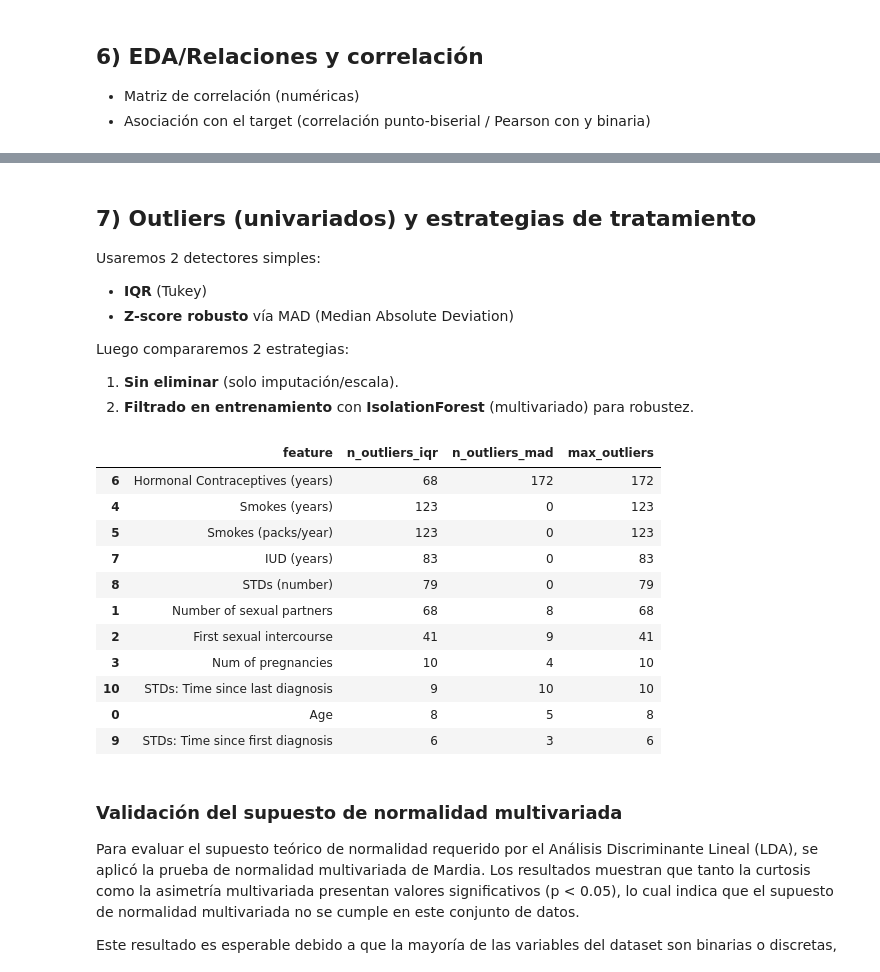
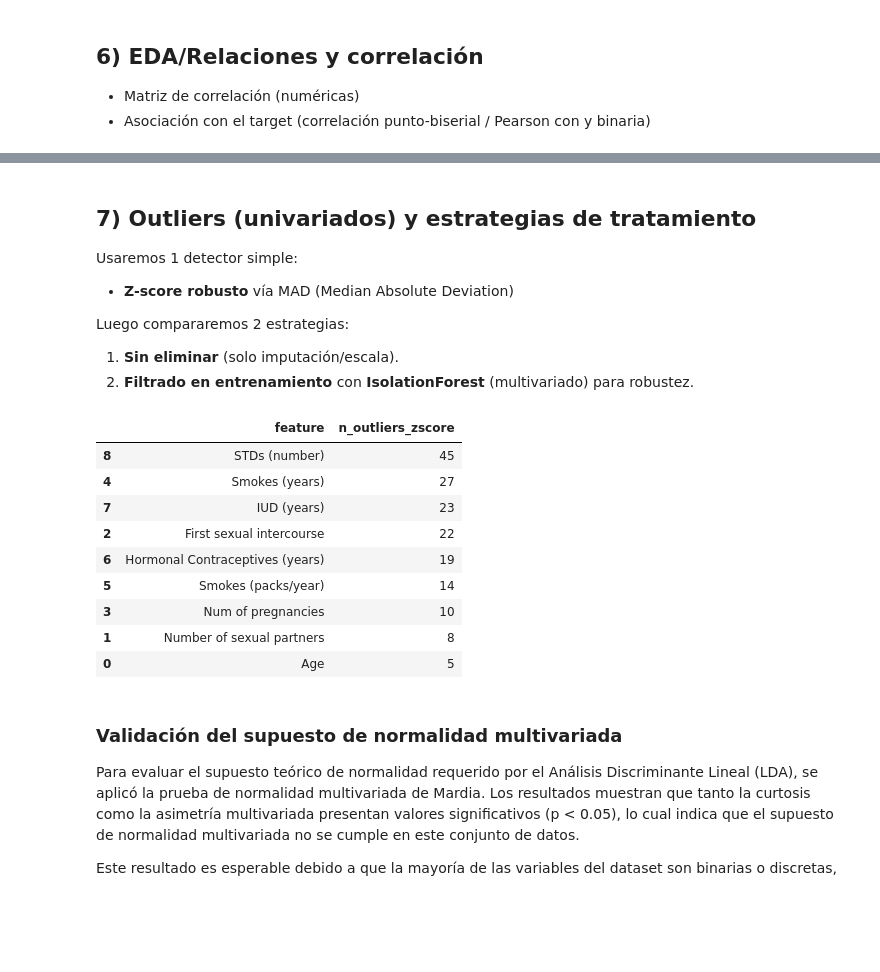
Before and after one commit to GuissellB/Estadistica_multivariada_proyecto_final, a Jupyter notebook: Cervical_Cancer_Risk_EDA_Modelos.ipynb, the cells around one changed output, grey strips where cells are left out. Cells and saved outputs as stored; diff of their text form; code cells hidden in the pictures; blank space fills up the shorter version.

```diff
--- a/Cervical_Cancer_Risk_EDA_Modelos.ipynb
+++ b/Cervical_Cancer_Risk_EDA_Modelos.ipynb
@@ -372,0 +378,13 @@ Duplicados: 23
+# %%
+# Eliminar variables con alto porcentaje de valores faltantes (missing ratio)
+cols_to_drop = [
+    "STDs: Time since last diagnosis",
+    "STDs: Time since first diagnosis"
+]
+
+# Drop seguro (no falla si alguna columna no existe)
+df = df.drop(columns=cols_to_drop, errors="ignore")
+
+# Verificación rápida
+print("Columnas eliminadas (si existían):", cols_to_drop)
+print("\nColumnas restantes:", df.shape[1])
@@ -531,57 +553,42 @@ Passing `palette` without assigning `hue` is deprecated and will be removed in v
 # %% [markdown]
 ## 7) Outliers (univariados) y estrategias de tratamiento
 
-Usaremos 2 detectores simples:
-- **IQR** (Tukey)
+Usaremos 1 detector simple:
 - **Z-score robusto** vía MAD (Median Absolute Deviation)
 
 Luego compararemos 2 estrategias:
 1) **Sin eliminar** (solo imputación/escala).
 2) **Filtrado en entrenamiento** con **IsolationForest** (multivariado) para robustez.
 # %%
-
-def outliers_iqr(series, k=1.5):
-    s = pd.to_numeric(series, errors="coerce").dropna()
-    if s.empty:
+def outliers_zscore(series, thresh=3.0):
+    s = pd.to_numeric(series, errors="coerce")
+    mu = np.nanmean(s)
+    sigma = np.nanstd(s, ddof=0)
+    if sigma == 0 or np.isnan(sigma):
         return pd.Index([])
-    q1, q3 = np.percentile(s, [25, 75])
-    iqr = q3 - q1
-    lo, hi = q1 - k*iqr, q3 + k*iqr
-    return series[(series < lo) | (series > hi)].index
-
-def outliers_mad(series, thresh=3.5):
-    x = pd.to_numeric(series, errors="coerce")
-    med = np.nanmedian(x)
-    mad = np.nanmedian(np.abs(x - med))
-    if mad == 0 or np.isnan(mad):
-        return pd.Index([])
-    z = 0.6745 * (x - med) / mad
+    z = (s - mu) / sigma
     return series[np.abs(z) > thresh].index
 
 outlier_report = []
 for c in num_cols_wo_target:
     if df[c].dropna().nunique() < 5:
         continue
-    idx_iqr = outliers_iqr(df[c])
-    idx_mad = outliers_mad(df[c])
-    outlier_report.append((c, len(idx_iqr), len(idx_mad)))
+    idx_z = outliers_zscore(df[c], thresh=3.0)
+    outlier_report.append((c, len(idx_z)))
 
-outlier_report = pd.DataFrame(outlier_report, columns=["feature","n_outliers_iqr","n_outliers_mad"])
-outlier_report["max_outliers"] = outlier_report[["n_outliers_iqr","n_outliers_mad"]].max(axis=1)
-display(outlier_report.sort_values("max_outliers", ascending=False).head(20))
+outlier_report = pd.DataFrame(outlier_report, columns=["feature", "n_outliers_zscore"])
+display(outlier_report.sort_values("n_outliers_zscore", ascending=False).head(20))
 # %% [output]
-|  | feature | n_outliers_iqr | n_outliers_mad | max_outliers |
-| 6 | Hormonal Contraceptives (years) | 68 | 172 | 172 |
-| 4 | Smokes (years) | 123 | 0 | 123 |
-| 5 | Smokes (packs/year) | 123 | 0 | 123 |
-| 7 | IUD (years) | 83 | 0 | 83 |
-| 8 | STDs (number) | 79 | 0 | 79 |
-| 1 | Number of sexual partners | 68 | 8 | 68 |
-| 2 | First sexual intercourse | 41 | 9 | 41 |
-| 3 | Num of pregnancies | 10 | 4 | 10 |
-| 10 | STDs: Time since last diagnosis | 9 | 10 | 10 |
-| 0 | Age | 8 | 5 | 8 |
-| 9 | STDs: Time since first diagnosis | 6 | 3 | 6 |
+|  | feature | n_outliers_zscore |
+| 8 | STDs (number) | 45 |
+| 4 | Smokes (years) | 27 |
+| 7 | IUD (years) | 23 |
+| 2 | First sexual intercourse | 22 |
+| 6 | Hormonal Contraceptives (years) | 19 |
+| 5 | Smokes (packs/year) | 14 |
+| 3 | Num of pregnancies | 10 |
+| 1 | Number of sexual partners | 8 |
+| 0 | Age | 5 |
 # %% [markdown]
 ### Validación del supuesto de normalidad multivariada
 
```
Also changed, not shown: parts of 9 cells of this notebook.
